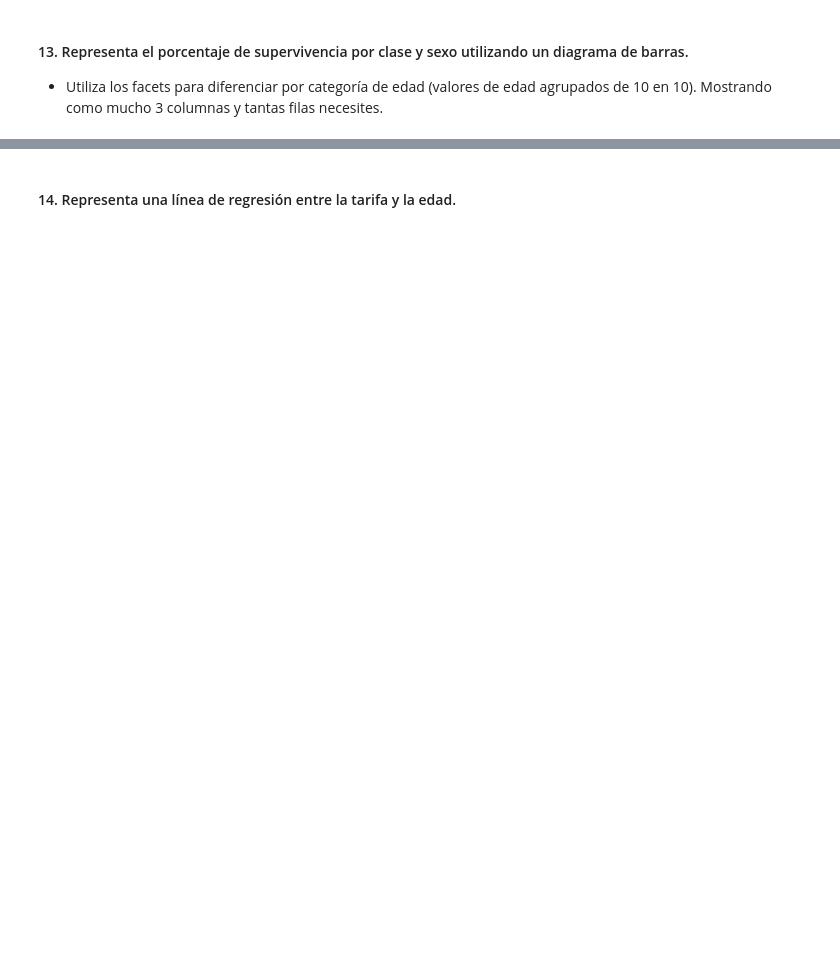
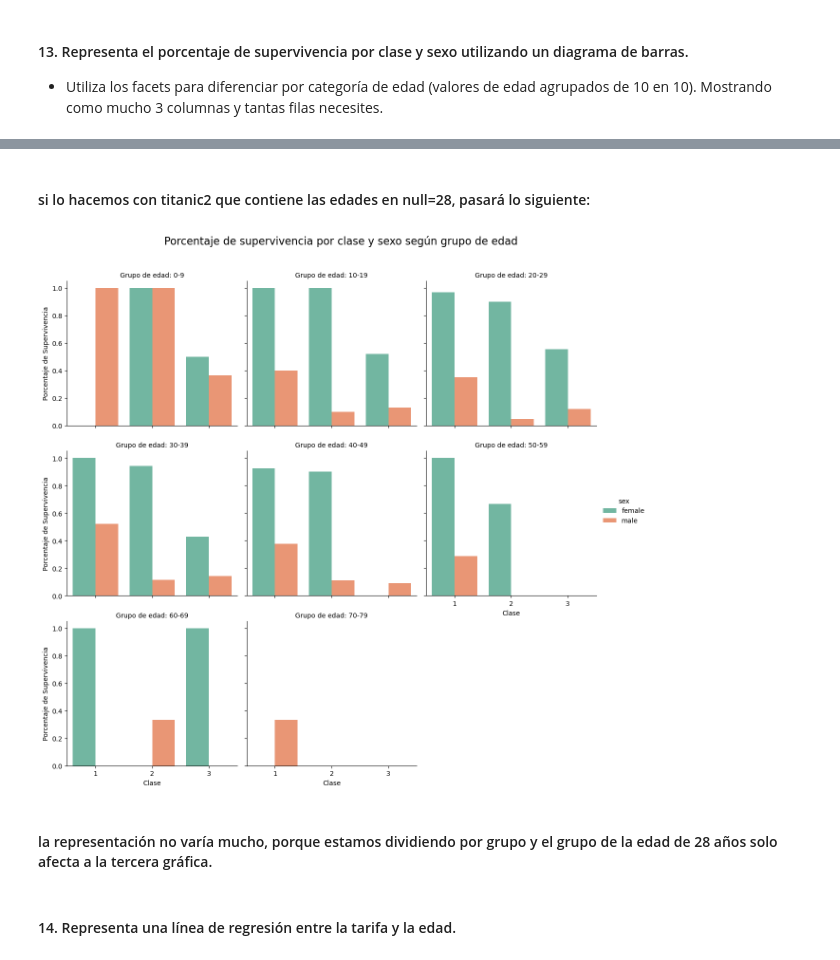
Before and after one commit to JDomingoDelgadoAlonso/SeaBorn, a Jupyter notebook: SeaBorn.ipynb, the cells around one changed output, grey strips where cells are left out. Cells and saved outputs as stored; diff of their text form; code cells hidden in the pictures; blank space fills up the shorter version.

```diff
--- a/SeaBorn.ipynb
+++ b/SeaBorn.ipynb
@@ -426,2 +501,38 @@ plt.show()
+# %% [markdown]
+#### si lo hacemos con titanic2 que contiene las edades en null=28, pasará lo siguiente:
+# %%
+#nueva columna para agrupar las edades en intervalos de 10 años
+titanic2['age_group'] = pd.cut(
+    titanic2['age'],
+    bins=range(0, 81, 10),  # Rango de 0 a 80 años, en intervalos de 10
+    labels=[f"{i}-{i+9}" for i in range(0, 80, 10)]
+)
+
+# Configurar el gráfico
+g = sns.catplot(
+    data=titanic2,
+    x="pclass",
+    hue="sex",
+    y="survived",
+    col="age_group",
+    kind="bar",
+    height=4,
+    aspect=1,
+    col_wrap=3,  # Máximo 3 columnas
+    palette="Set2",  # Paleta de colores
+    errorbar=None  # No mostrar intervalo de confianza
+)
+
+# Personalizar el gráfico
+g.figure.subplots_adjust(top=0.9)  # Espacio para el título principal
+g.figure.suptitle("Porcentaje de supervivencia por clase y sexo según grupo de edad", fontsize=16)
+g.set_axis_labels("Clase", "Porcentaje de Supervivencia")
+g.set_titles("Grupo de edad: {col_name}")
+
+plt.show()
+# %% [output]
+[figure, added]
+# %% [markdown]
+#### la representación no varía mucho, porque estamos dividiendo por grupo y el grupo de la edad de 28 años solo afecta a la tercera gráfica.
 # %% [markdown]
 #### 14. Representa una línea de regresión entre la tarifa y la edad.
```
Also changed, not shown: parts of 15 cells of this notebook.
